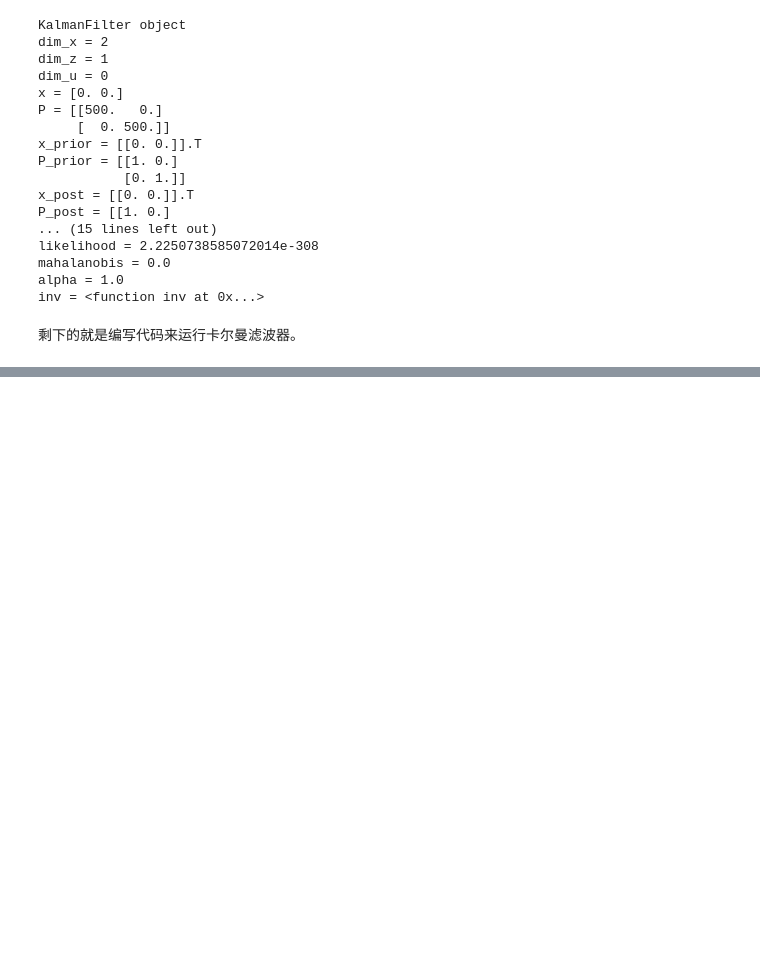
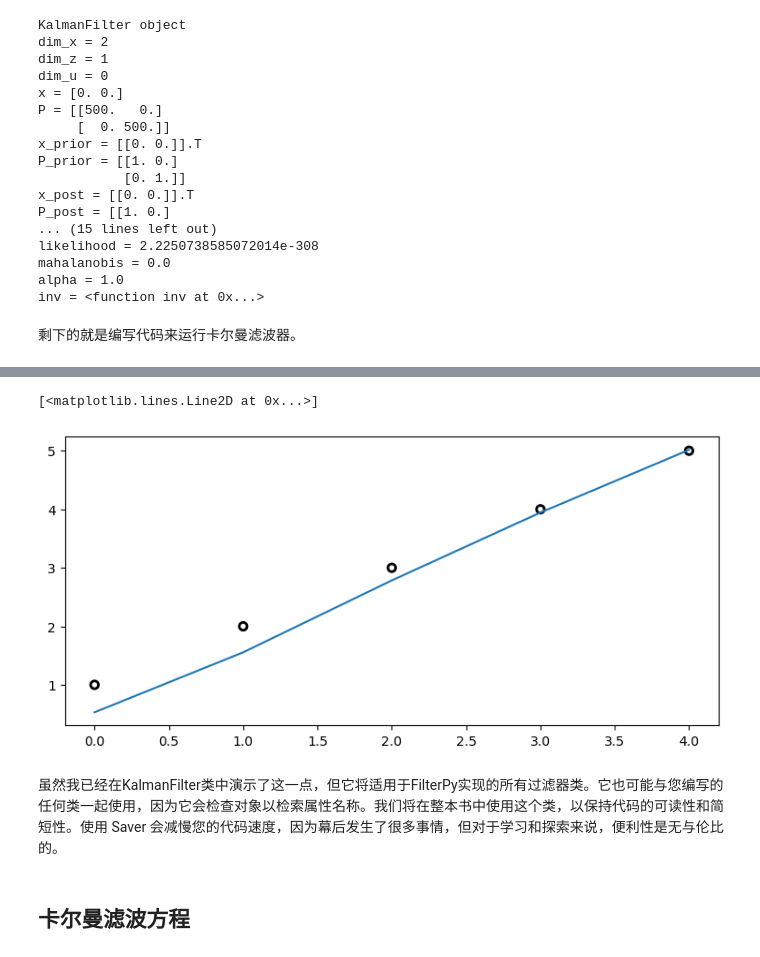
Before and after one commit to SunJianboGitHub/KalmanFilter, a Jupyter notebook: 06-多元卡尔曼滤波器.ipynb, the cells around one changed output, grey strips where cells are left out. Cells and saved outputs as stored; diff of their text form; code cells hidden in the pictures; blank space fills up the shorter version.

```diff
--- a/06-多元卡尔曼滤波器.ipynb
+++ b/06-多元卡尔曼滤波器.ipynb
@@ -723,0 +826,10 @@ inv = <function inv at 0x...>
+# %%
+from filterpy.common import Saver
+
+kf = pos_vel_filter([0., 0.1], R=R, P=P, Q=Q, dt=1.)
+
+s = Saver(kf)
+for i in range(1, 6):
+    kf.predict()
+    kf.update([i])
+    s.save()                                        # 保存当前状态
@@ -723,0 +874,13 @@ inv = <function inv at 0x...>
+# %%
+import matplotlib.pyplot as plt
+
+s.to_array()
+book_plots.plot_measurements(s.z)
+plt.plot(s.x[:, 0])
+# %% [output]
+[<matplotlib.lines.Line2D at 0x...>]
+[figure, added]
+# %% [markdown]
+虽然我已经在KalmanFilter类中演示了这一点，但它将适用于FilterPy实现的所有过滤器类。它也可能与您编写的任何类一起使用，因为它会检查对象以检索属性名称。我们将在整本书中使用这个类，以保持代码的可读性和简短性。使用 Saver 会减慢您的代码速度，因为幕后发生了很多事情，但对于学习和探索来说，便利性是无与伦比的。
+# %% [markdown]
+## **卡尔曼滤波方程**
```
Also changed, not shown: parts of 13 cells of this notebook.
